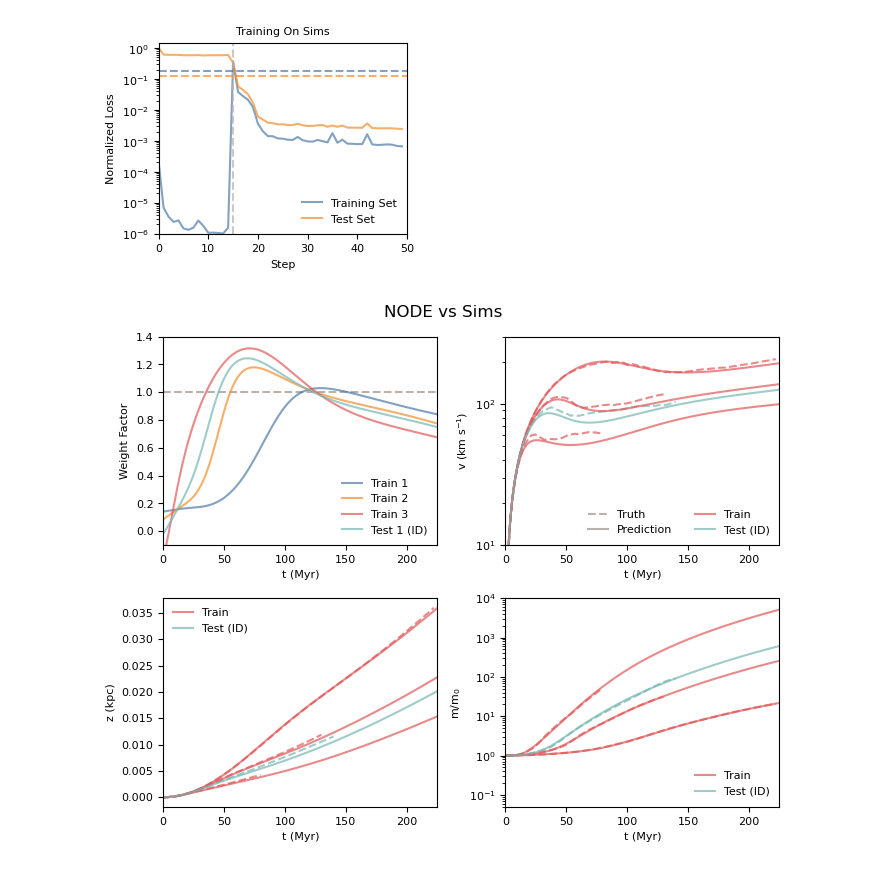
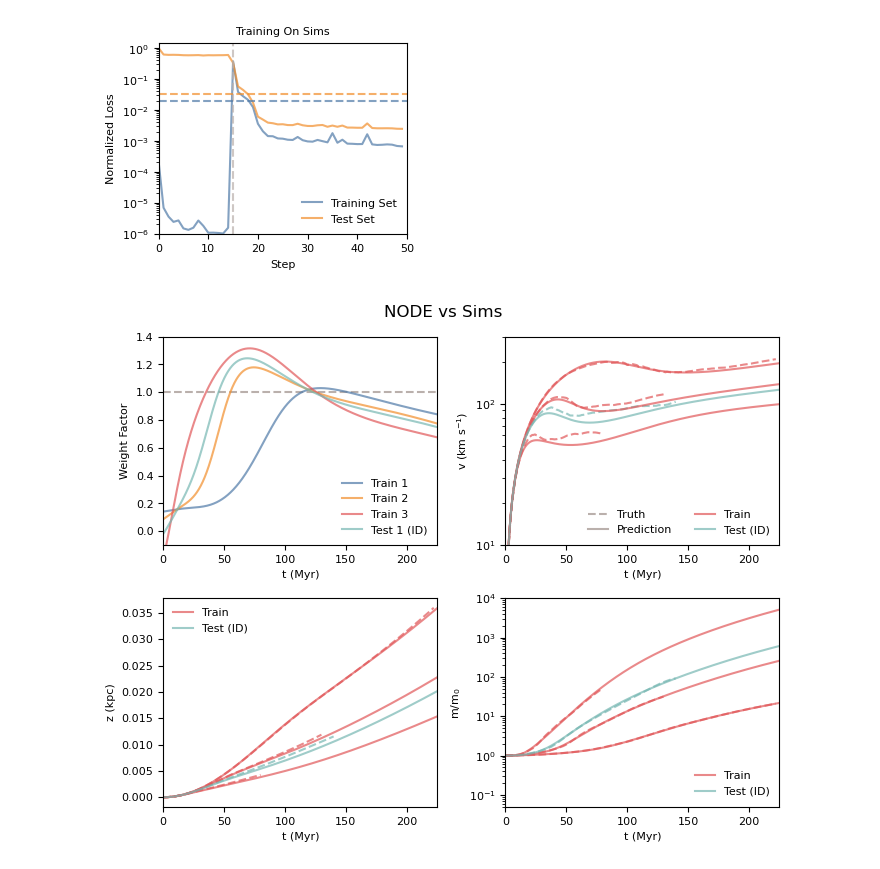
Before and after one commit to zunyibrt/Neural-Infalling-Cloud-Equations, a Jupyter notebook: neural_sims.ipynb, the cells around one changed output. Cells and saved outputs as stored; diff of their text form; code cells hidden in the pictures.

Commit message:
update human_loss calculation to normalize correctly

```diff
--- a/neural_sims.ipynb
+++ b/neural_sims.ipynb
@@ -63,11 +63,11 @@ train_ys = jax.vmap(normalize,0)(train_ys)
 test_ys  = jax.vmap(normalize,0)(test_ys)
 # %%
 # input in code units
-def get_sol_jax(r, steps=1000):
+def get_sol_jax(r, t_array):
     cool_fac = 100
     g        = g_code_units
     chi      = 100
-    t_end    = 225
+    t_end    = t_array[-1]
     c0       = 1.0
     rho_cold = 100.0
     m0       = rho_cold*(4/3)*jnp.pi*r**3
@@ -92,7 +92,7 @@ def get_sol_jax(r, steps=1000):
 
     term   = ODETerm(falling_cloud)
     solver = Tsit5()
-    saveat = SaveAt(ts=jnp.linspace(0, t_end, steps))
+    saveat = SaveAt(ts=t_array)
     sol    = diffeqsolve(term, solver, 0, t_end, 0.1, (1e-20,1e-20,m0), args=(), saveat=saveat)
 
     return jnp.array(sol.ys)
@@ -103,8 +103,8 @@ t_end       = 225
 t_range     = jnp.linspace(0, t_end, length_size)
 ts          = jnp.linspace(0, 1.0, length_size)
 
-training_sol = jax.vmap(get_sol_jax)(rs)
-test_sol     = jax.vmap(get_sol_jax)(rsT)
+training_sol = jax.vmap(get_sol_jax, in_axes=(0, 0))(rs, train_ts)
+test_sol     = jax.vmap(get_sol_jax, in_axes=(0, 0))(rsT, test_ts)
 
 def normalize2(yi):
     return jnp.swapaxes(jnp.array([yi[1], yi[0]/1000, yi[2]/training_sol[0,2,0]/10]),0,1)
@@ -118,8 +118,9 @@ fig, axs = plt.subplots(2, 2)
 
 for i in range(len(rs)):
     axs[0][1].plot(train_ts[i], 100*train_ys[i,:,0],alpha=0.5,c='C0',ls='--')
-for i in range(len(rsT)):
-    axs[0][1].plot(test_ts[i], 100*test_ys[i,:,0],alpha=0.5,c='C1',ls='--')
+    axs[0][1].plot(train_ts[i], 100*ys[i,:,0],alpha=0.5,c='C2',ls='--')
+# for i in range(len(rsT)):
+    # axs[0][1].plot(test_ts[i], 100*test_ys[i,:,0],alpha=0.5,c='C1',ls='--')
 axs[0][1].set_xlim([0,225])
 axs[0][1].set_yscale('log')
 axs[0][1].set_ylim([0.1*100, 10*100])
@@ -136,8 +137,9 @@ axs[1][0].set_ylabel('z (kpc)')
 
 for i in range(len(rs)):
     axs[1][1].plot(train_ts[i], train_ys[i,:,2]/train_ys[i,0,2],alpha=0.5,c='C0',ls='--')
-for i in range(len(rsT)):
-    axs[1][1].plot(test_ts[i], test_ys[i,:,2]/test_ys[i,0,2],alpha=0.5,c='C1',ls='--')
+    axs[1][1].plot(train_ts[i], ys[i,:,2]/ys[i,0,2],alpha=0.5,c='C2',ls='--')
+# for i in range(len(rsT)):
+#     axs[1][1].plot(test_ts[i], test_ys[i,:,2]/test_ys[i,0,2],alpha=0.5,c='C1',ls='--')
 axs[1][1].set_yscale('log')
 axs[1][1].set_xlim([0,225])
 axs[1][1].set_ylim([1e-1,1e2])
@@ -349,24 +353,24 @@ human_loss_test = compute_human_loss(ysT,test_ys)
 # %%
 latexify(columns=1)
 plt.figure()
 plt.yscale('log')
 plt.plot(np.array(model_loss)/model_accu[0],alpha=0.7,label='Training Set')
 plt.plot(np.array(model_accu)/model_accu[0],alpha=0.7,label='Test Set')
-plt.vlines(15,1e-6,1.5,alpha=0.7,color='C9',ls='--')
-plt.hlines(human_loss_train,0,50,ls='--',alpha=0.7,color='C0')
-plt.hlines(human_loss_test,0,50,ls='--',alpha=0.7,color='C1')
+plt.vlines(15,1e-6,5,alpha=0.7,color='C9',ls='--')
+plt.hlines(human_loss_train/model_accu[0],0,50,ls='--',alpha=0.7,color='C0')
+plt.hlines(human_loss_test/model_accu[0],0,50,ls='--',alpha=0.7,color='C1')
 plt.ylabel('Normalized Loss')
 plt.xlabel('Step')
 plt.xlim(0,50)
 plt.ylim(1e-6,1.5)
 plt.legend(frameon=False,handlelength=1.8,loc='lower right')
 plt.title('Training On Sims')
 plt.tight_layout()
 plt.savefig('./plots/loss_sims.png',dpi=150)
 plt.savefig('./plots/loss_sims.pdf',dpi=150)
 plt.show()
 # %% [output]
-[figure, old version]
+[figure, new version]
 # %%
 sol_jax_nn1 = model_jax_nn(ts, train_ys[0,0],  rs[0])
 sol_jax_nn2 = model_jax_nn(ts, train_ys[1,0],  rs[1])
```
Also changed, not shown: parts of 7 cells of this notebook.
